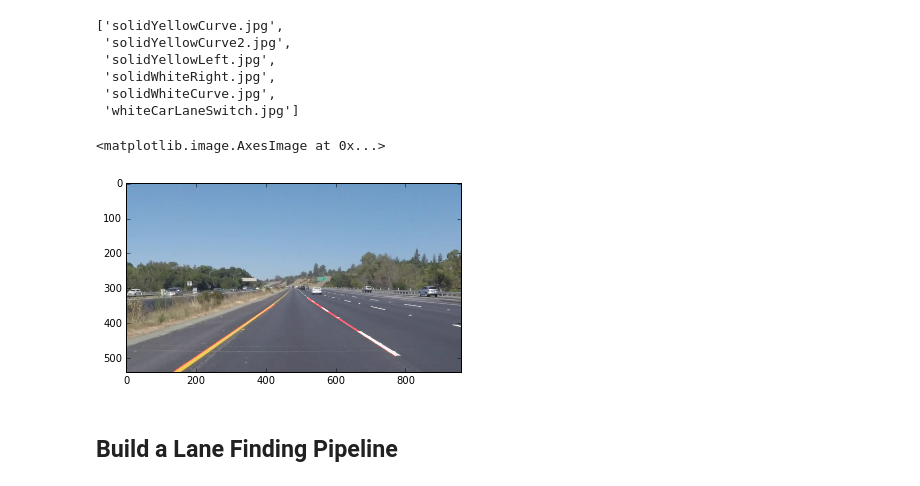
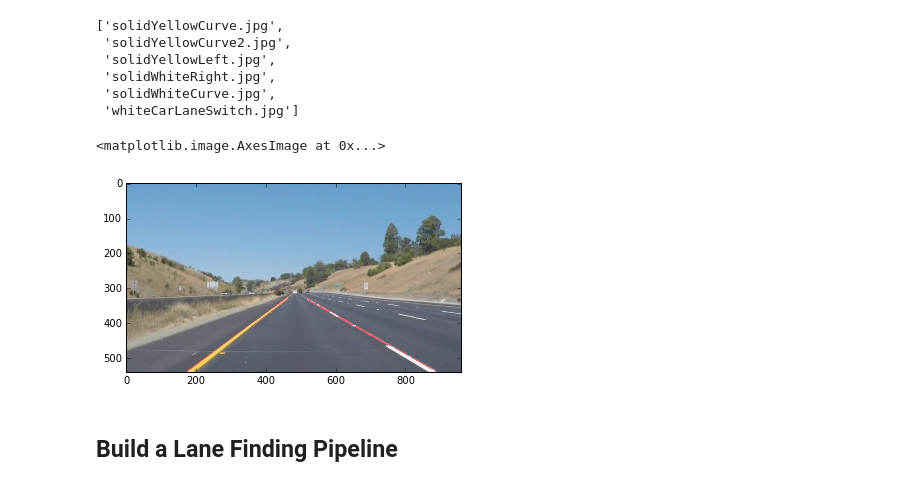
Before and after one commit to amirkhango/CarND-LaneLines-P1, a Jupyter notebook: P1.ipynb, the cells around one changed output. Saved outputs shown, nothing was run; the diff lists cells and outputs as text; code cells hidden in the pictures.

```diff
--- a/P1.ipynb
+++ b/P1.ipynb
@@ -164,6 +164,13 @@ def draw_lines(img, lines, color=[255, 0, 0], thickness=4):
     left_line=np.array(left_line)
     right_line=np.array(right_line)
 
+    if len(left_line)==0 or len(right_line)==0:
+        print('Error! There is no line detected! ')
+        print(lines)
+        print('lenght is{}'.format(len(lines)))
+        print('right_line lenght is{}'.format(len(right_line)))
+        print('left_line lenght is{}'.format(len(left_line)))
+        plt.imshow(img)
     #print(right_line)
 
     right_start = right_line.argmin(axis=0)[0]
@@ -195,6 +202,9 @@ def hough_lines(img, rho, theta, threshold, min_line_len, max_line_gap):
     """
     lines = cv2.HoughLinesP(img, rho, theta, threshold, np.array([]), minLineLength=min_line_len, maxLineGap=max_line_gap)
     line_img = np.zeros((img.shape[0], img.shape[1], 3), dtype=np.uint8)
+    if len(lines) == 0:
+        print('No Hough Lines!')
+        plt.imshow(img)
     draw_lines(line_img, lines)
     return line_img
 
@@ -231,26 +241,26 @@ os.listdir("test_images/")
 # %%
     rho = 1
     theta = np.pi/180
     threshold =20
     min_line_len = 7
     max_line_gap = 200
-    image = mpimg.imread('test_images/'+'solidYellowLeft.jpg')
+    image = mpimg.imread('test_images/'+'whiteCarLaneSwitch.jpg')
     #printing out some stats and plotting
     #print('This image is:', type(image), 'with dimensions:', image.shape)
     #plt.imshow(image)
     gray_img = grayscale(image)
-    gray_img = gaussian_blur(gray_img, kernel_size=1)
+    gray_img = gaussian_blur(gray_img, kernel_size=3)
     grad_img = canny(gray_img, low_threshold=50, high_threshold=150)
-    vertices = np.array([[(450,330),(550,330),(840, 540),(130, 540)]], dtype=np.int32)
+    vertices = np.array([[(400,330),(580,330),(950, 540),(110, 540)]], dtype=np.int32)
     region_img = region_of_interest(grad_img, vertices)
     hough_img = hough_lines(region_img, rho, theta, threshold, min_line_len, max_line_gap)
     results_img = weighted_img(hough_img, image, α=1, β=1., λ=0.)
     #plt.show()
     #mpimg.imsave(path_result+testimg,results_img,format='png')
     plt.imshow(results_img, cmap='gray')
 # %% [output]
 <matplotlib.image.AxesImage at 0x...>
-[figure, old version]
+[figure, new version]
 # %% [markdown]
 ## Build a Lane Finding Pipeline
 # %% [markdown]
```
Also changed, not shown: parts of 4 cells of this notebook, 8 other files.
